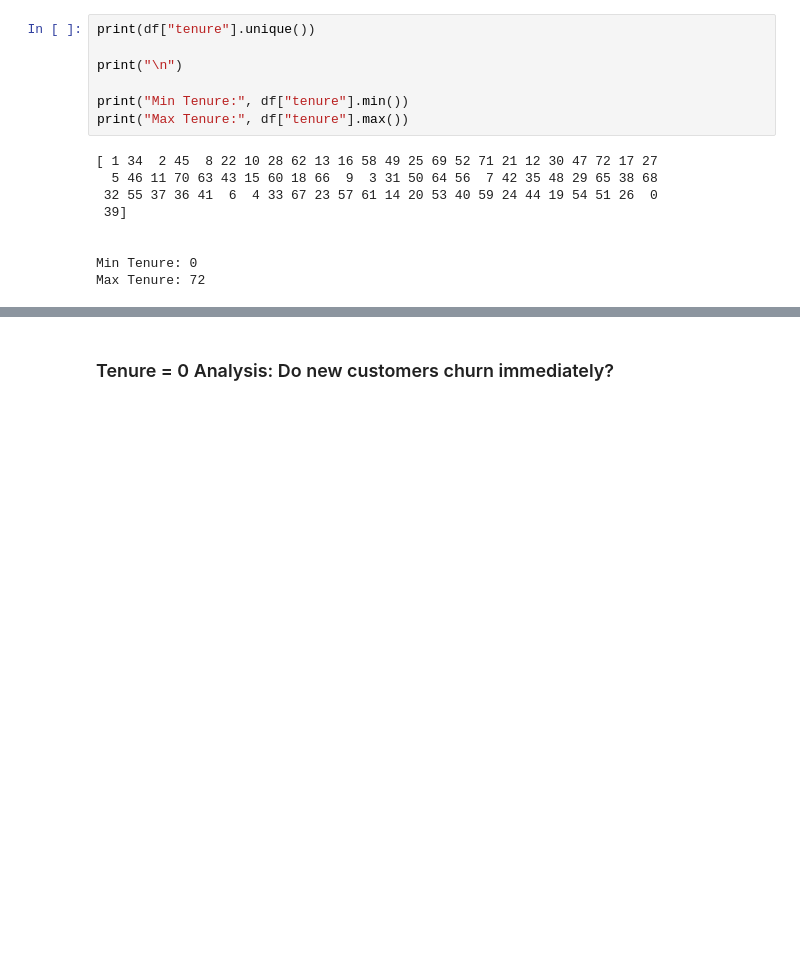
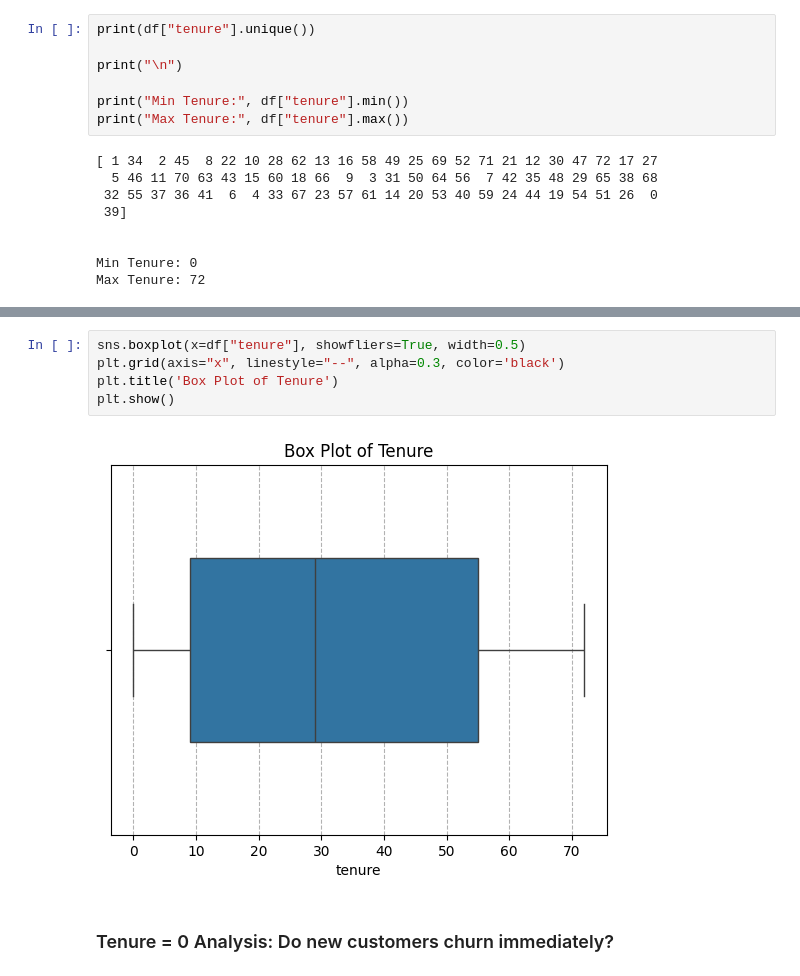
Before and after one commit to ppts2545/Telco-Customer-Churn-by-BlastChar, a Jupyter notebook: notebooks/03_exploratory_analysis/eda 1/01_univariate_distribution.ipynb, the cells around one changed output, grey strips where cells are left out. Cells and saved outputs as stored; diff of their text form; blank space fills up the shorter version.

```diff
--- a/notebooks/03_exploratory_analysis/eda 1/01_univariate_distribution.ipynb
+++ b/notebooks/03_exploratory_analysis/eda 1/01_univariate_distribution.ipynb
@@ -38,3 +48,10 @@ Max Tenure: 72
+# %%
+sns.boxplot(x=df["tenure"], showfliers=True, width=0.5)
+plt.grid(axis="x", linestyle="--", alpha=0.3, color='black')
+plt.title('Box Plot of Tenure')
+plt.show()
+# %% [output]
+[figure, added]
 # %% [markdown]
 ### Tenure = 0 Analysis: Do new customers churn immediately?
 # %%
```
Also changed, not shown: parts of 11 cells of this notebook, 4 other files.
